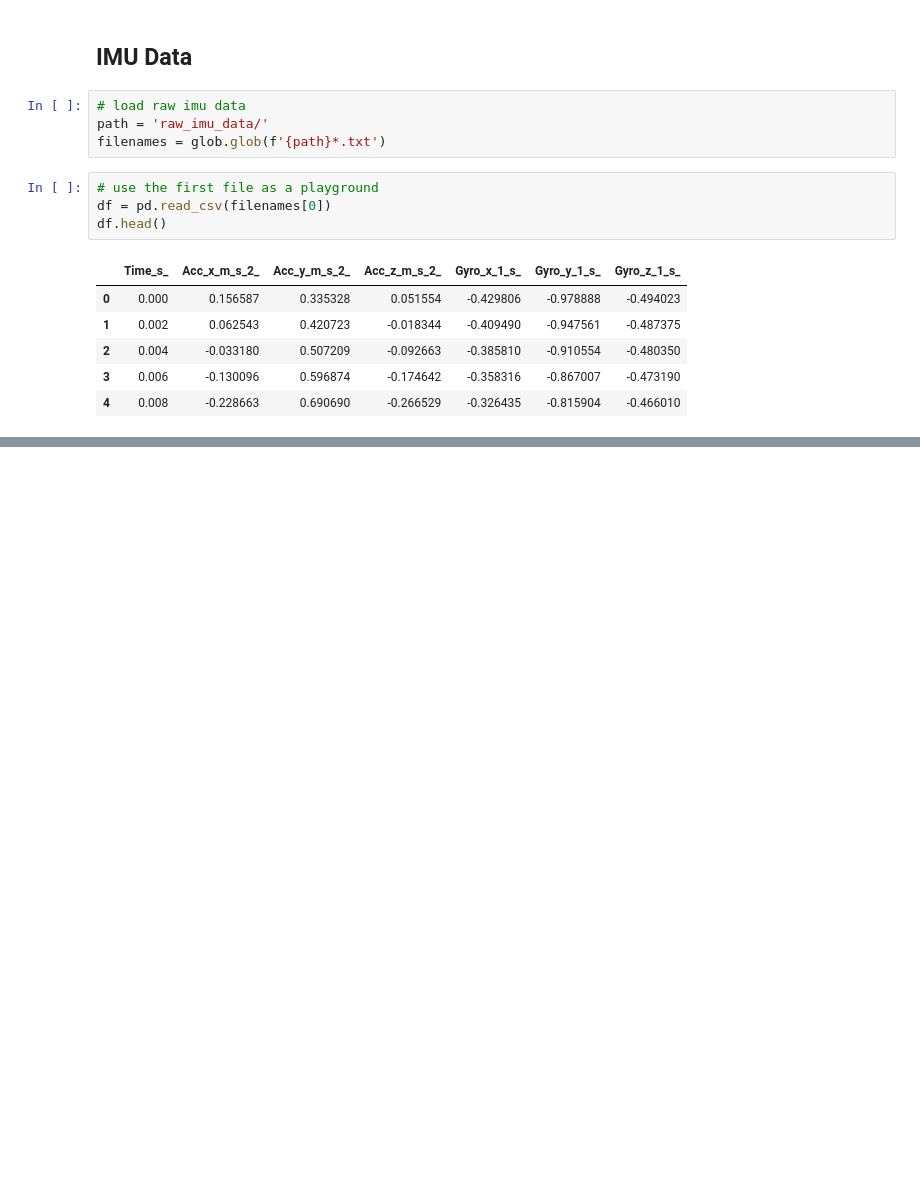
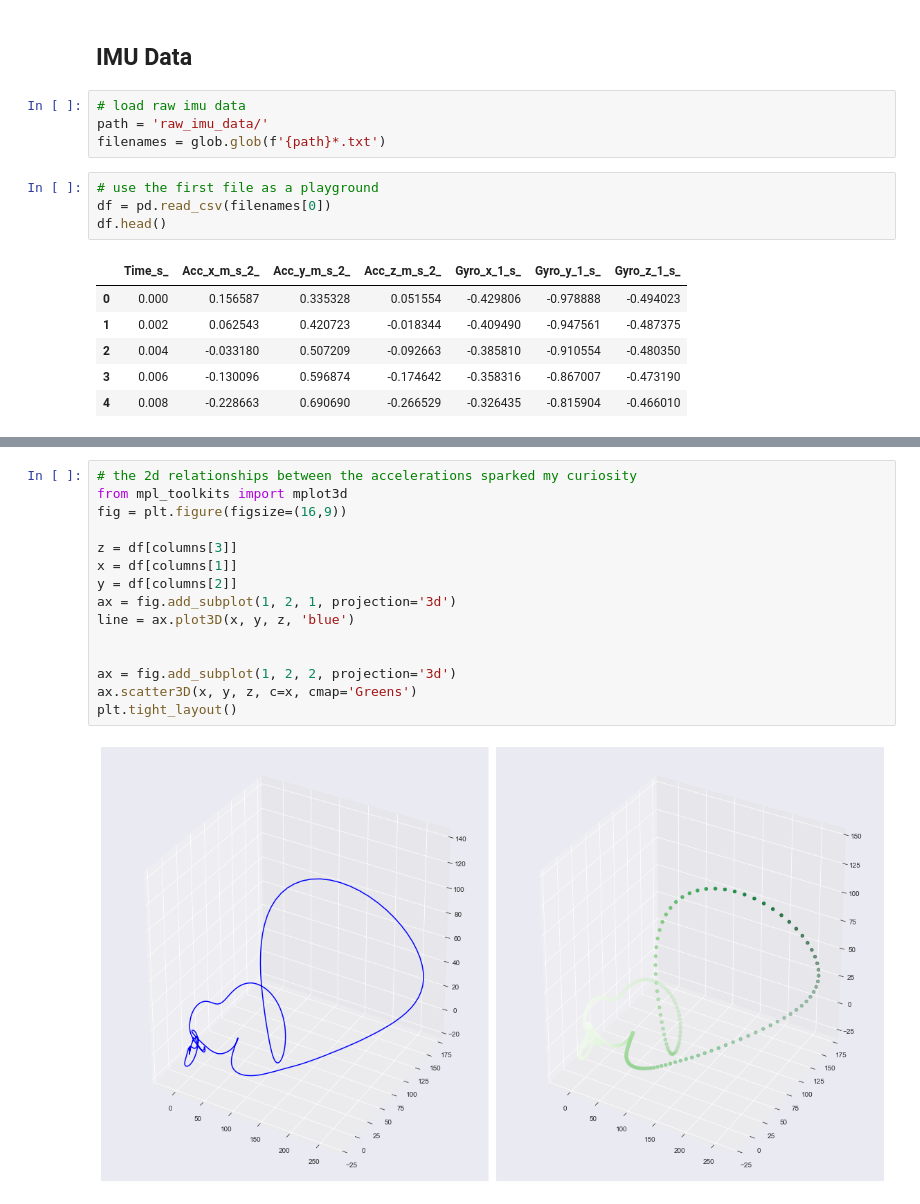
Before and after one commit to Gal-Gilor/Who-threw-that, a Jupyter notebook: accelerometer_eda.ipynb, the cells around one changed output, grey strips where cells are left out. Drawn from its saved outputs; the diff is of its cells as text; blank space fills up the shorter version.

```diff
--- a/accelerometer_eda.ipynb
+++ b/accelerometer_eda.ipynb
@@ -98,3 +173,20 @@ df.head()
+# %%
+# the 2d relationships between the accelerations sparked my curiosity
+from mpl_toolkits import mplot3d
+fig = plt.figure(figsize=(16,9))
+
+z = df[columns[3]]
+x = df[columns[1]]
+y = df[columns[2]]
+ax = fig.add_subplot(1, 2, 1, projection='3d')
+line = ax.plot3D(x, y, z, 'blue')
+
+
+ax = fig.add_subplot(1, 2, 2, projection='3d')
+ax.scatter3D(x, y, z, c=x, cmap='Greens')
+plt.tight_layout()
+# %% [output]
+[figure, added]
 # %%
 # lets look at change of acceleration over time in every axis
 for axis in ['x', 'y', 'z']:
```
Also changed, not shown: parts of 11 cells of this notebook.
